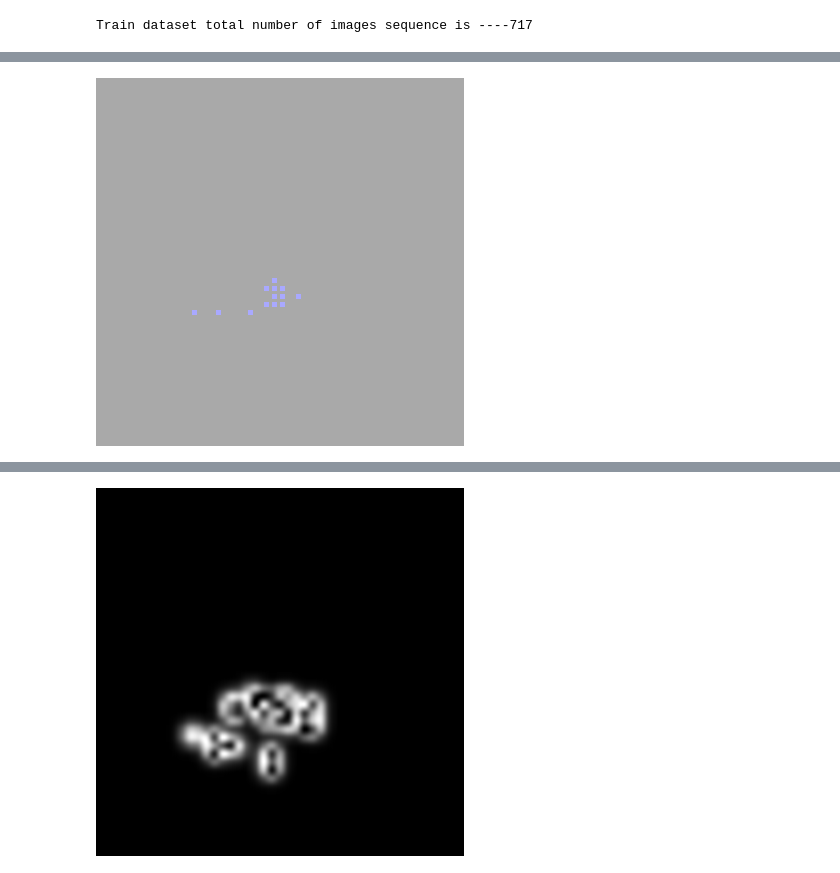
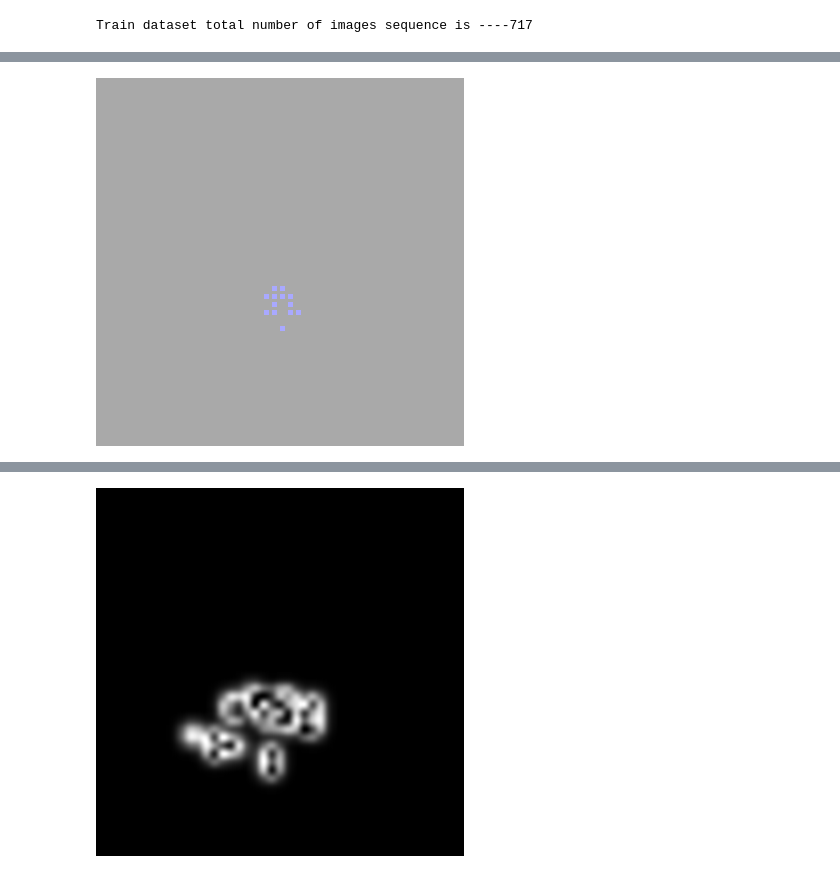
Before and after one commit to laukikm/CPM_Pytorch, a Jupyter notebook: notebook.ipynb, the cells around one changed output, grey strips where cells are left out. Drawn from its saved outputs; the diff is of its cells as text; code cells hidden in the pictures.

```diff
--- a/notebook.ipynb
+++ b/notebook.ipynb
@@ -138,15 +136,19 @@ image,labels,center_map,img_str=train_data[20]
+# %%
+image,labels,center_map,img_str=train_data[0]
+
+
+pred_6=net(torch.unsqueeze(image,dim=0),torch.unsqueeze(center_map,dim=0))[0][-1] #Final stage output
+
+output=pred_6.clone().detach()*0
 # %%
-import torchvision.transforms as transforms
+def get_locations(pred_6):
+  locations=[]
+  label_locations=[]
+  for keypoint_map in pred_6:
 
-pred_6=net(torch.unsqueeze(image,dim=0),torch.unsqueeze(center_map,dim=0))[0][-1] #Final stage output
+    flat_tensor=keypoint_map.view(1,-1)
+    val=torch.argmax(flat_tensor)
+    locations.append((val//45*(368//45),(val%45)*(368//45)))
+  return locations
 
-output=pred_6.clone().detach()*0
-
-locations=[]
-label_locations=[]
-for keypoint_map in pred_6:
-
-  flat_tensor=keypoint_map.view(1,-1)
-  val=torch.argmax(flat_tensor)
-  locations.append((val//45*(368//45),(val%45)*(368//45)))
-  print(locations[-1])
+locations=get_locations(pred_6)
@@ -172,13 +155,17 @@ for keypoint_map in pred_6:
 # %%
-from PIL import Image, ImageDraw
-output_image=transforms.ToPILImage()(output.cpu()).resize((368,368))
-draw = ImageDraw.Draw(output_image)
-for x,y in locations:
-  draw.ellipse((y, x, y+5, x+5), fill = 'blue', outline ='blue')
-output_image.putalpha(86)
+def generate_output_image(output,locations):
+
+  output_image=transforms.ToPILImage()(output.cpu()).resize((368,368))
+  draw = ImageDraw.Draw(output_image)
+  for x,y in locations:
+    draw.ellipse((y, x, y+5, x+5), fill = 'blue', outline ='blue')
+  output_image.putalpha(86)
+  return output_image
+
+output_image=generate_output_image(output,locations)
 output_image
 # %% [output]
-[figure, old version]
+[figure, new version]
 # %%
 background=img.copy()
 background.paste(output_image,(0,0),output_image)
```
Also changed, not shown: parts of 6 cells of this notebook.
